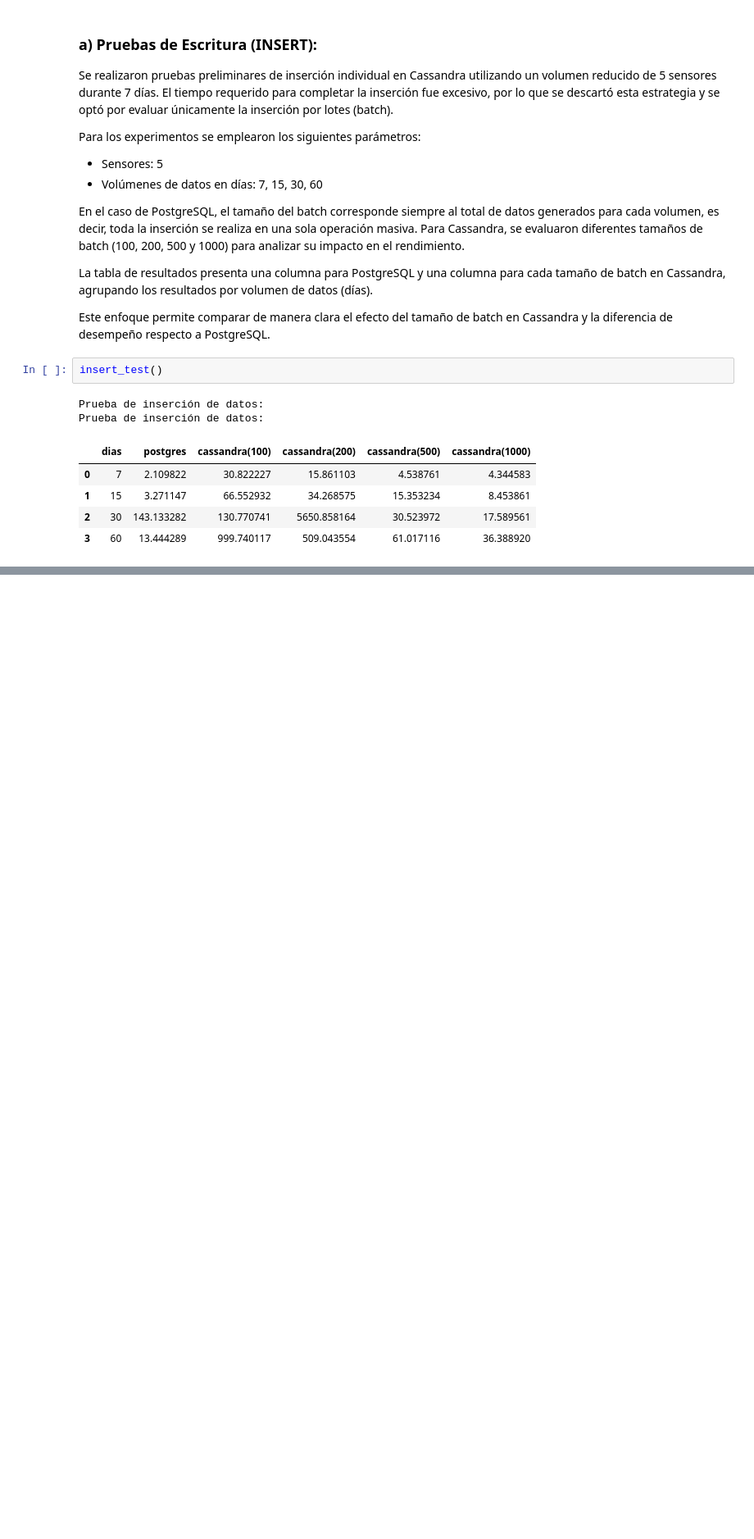
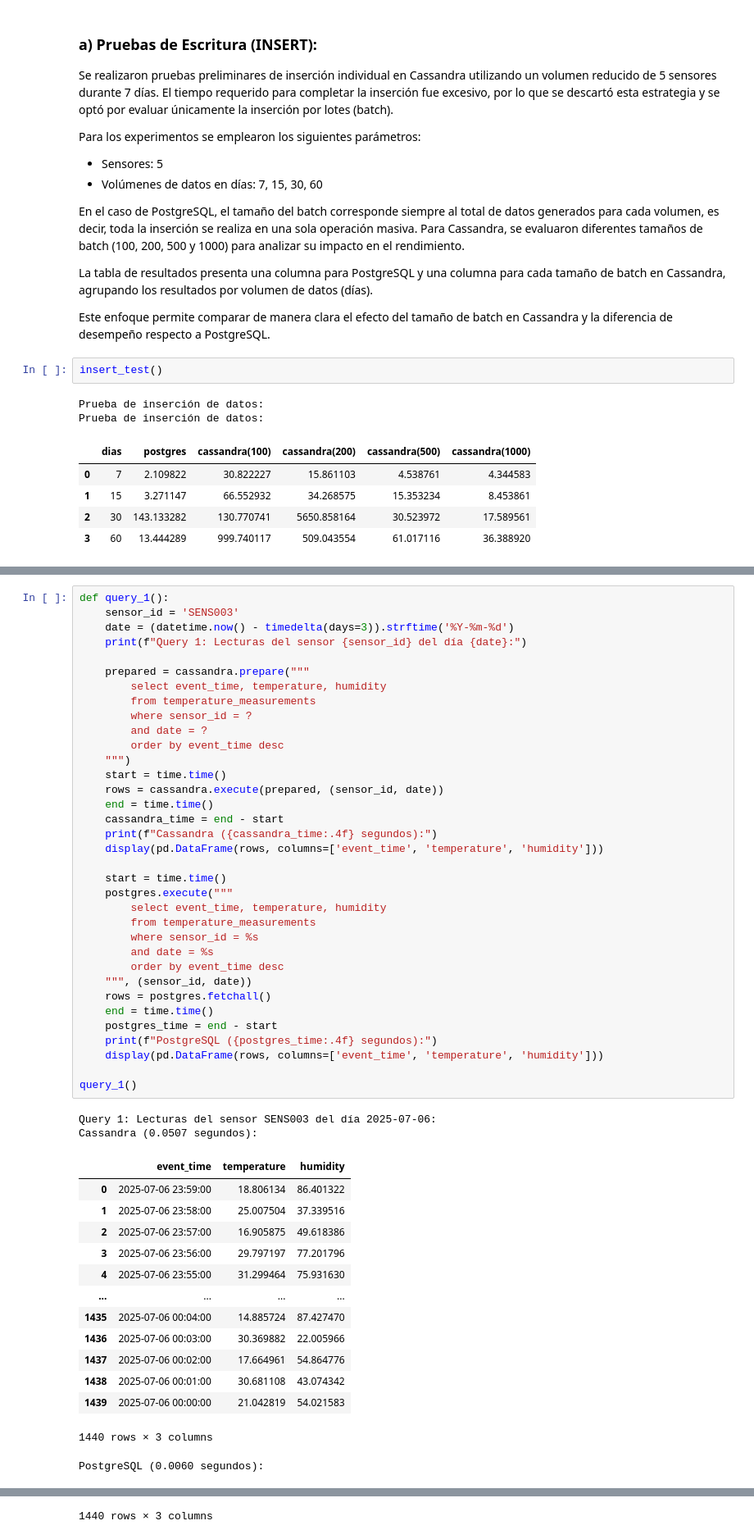
Before and after one commit to Jvnc0503/BD2-Labs, a Jupyter notebook: Lab15/lab15.ipynb, the cells around one changed output, grey strips where cells are left out. Shown: that part at 82% size. Saved outputs shown, nothing was run; the diff lists cells and outputs as text; blank space fills up the shorter version.

```diff
--- a/Lab15/lab15.ipynb
+++ b/Lab15/lab15.ipynb
@@ -778,0 +821,52 @@ La tabla de datos muestra los resultados de tiempo en segundos agrupados por vol
+# %%
+def query_1():
+    sensor_id = 'SENS003'
+    date = (datetime.now() - timedelta(days=3)).strftime('%Y-%m-%d')
+    print(f"Query 1: Lecturas del sensor {sensor_id} del día {date}:")
+
+    prepared = cassandra.prepare("""
+        select event_time, temperature, humidity
+        from temperature_measurements
+        where sensor_id = ?
+        and date = ?
+        order by event_time desc
+    """)
+    start = time.time()
+    rows = cassandra.execute(prepared, (sensor_id, date))
+    end = time.time()
+    cassandra_time = end - start
+    print(f"Cassandra ({cassandra_time:.4f} segundos):")
+    display(pd.DataFrame(rows, columns=['event_time', 'temperature', 'humidity']))
+
+    start = time.time()
+    postgres.execute("""
+        select event_time, temperature, humidity
+        from temperature_measurements
+        where sensor_id = %s
+        and date = %s
+        order by event_time desc
+    """, (sensor_id, date))
+    rows = postgres.fetchall()
+    end = time.time()
+    postgres_time = end - start
+    print(f"PostgreSQL ({postgres_time:.4f} segundos):")
+    display(pd.DataFrame(rows, columns=['event_time', 'temperature', 'humidity']))
+
+query_1()
+# %% [output]
+Query 1: Lecturas del sensor SENS003 del día 2025-07-06:
+Cassandra (0.0507 segundos):
+|  | event_time | temperature | humidity |
+| 0 | 2025-07-06 23:59:00 | 18.806134 | 86.401322 |
+| 1 | 2025-07-06 23:58:00 | 25.007504 | 37.339516 |
+| 2 | 2025-07-06 23:57:00 | 16.905875 | 49.618386 |
+| 3 | 2025-07-06 23:56:00 | 29.797197 | 77.201796 |
+| 4 | 2025-07-06 23:55:00 | 31.299464 | 75.931630 |
+| ... | ... | ... | ... |
+| 1435 | 2025-07-06 00:04:00 | 14.885724 | 87.427470 |
+| 1436 | 2025-07-06 00:03:00 | 30.369882 | 22.005966 |
+| 1437 | 2025-07-06 00:02:00 | 17.664961 | 54.864776 |
+| 1438 | 2025-07-06 00:01:00 | 30.681108 | 43.074342 |
+| 1439 | 2025-07-06 00:00:00 | 21.042819 | 54.021583 |
+1440 rows × 3 columns
+PostgreSQL (0.0060 segundos):
@@ -778,0 +885 @@ La tabla de datos muestra los resultados de tiempo en segundos agrupados por vol
+1440 rows × 3 columns
```
Also changed, not shown: parts of 8 cells of this notebook, 2 other files.
